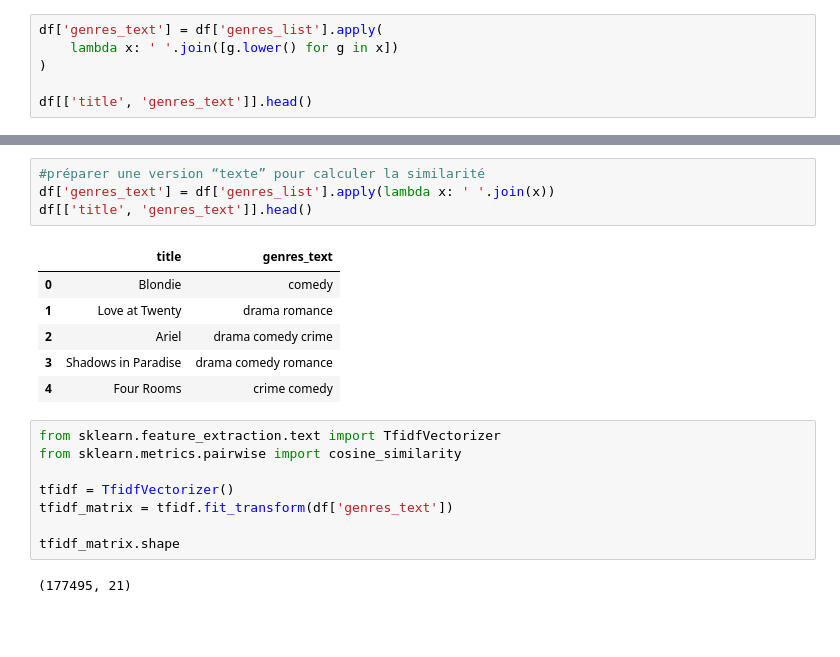
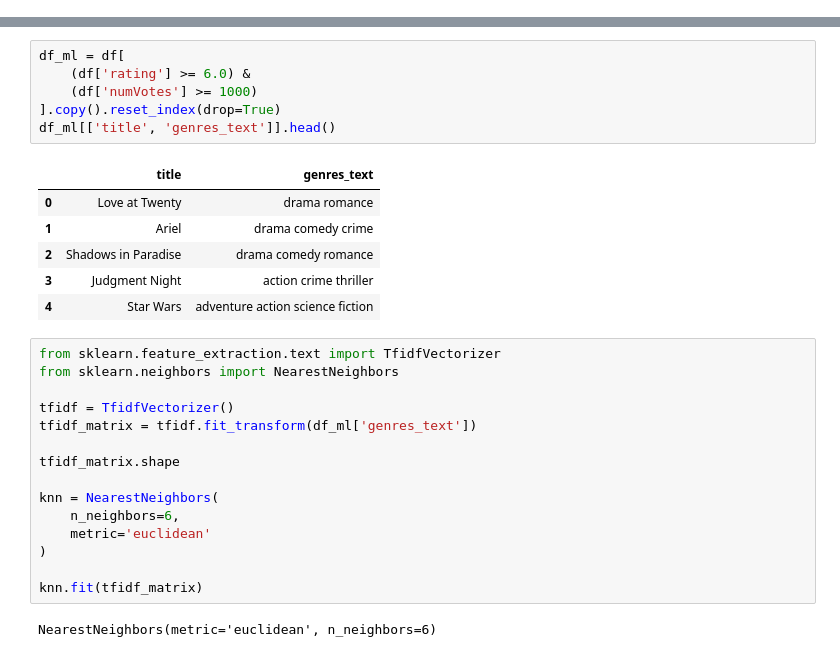
Before and after one commit to yakhinazilya-crypto/recommandation-films-creuse, a Jupyter notebook: notebooks/02_recommondation_ML.ipynb, the cells around one changed output, grey strips where cells are left out. Cells and saved outputs as stored; diff of their text form; blank space fills up the shorter version.

```diff
--- a/notebooks/02_recommondation_ML.ipynb
+++ b/notebooks/02_recommondation_ML.ipynb
@@ -115,6 +49,0 @@ df[['title', 'genres_text']].head()
-# %%
-df['genres_text'] = df['genres_list'].apply(
-    lambda x: ' '.join([g.lower() for g in x])
-)
-
-df[['title', 'genres_text']].head()
@@ -128,21 +50,30 @@ df[['title', 'genres_text']].head()
-# %%
-#préparer une version “texte” pour calculer la similarité
-df['genres_text'] = df['genres_list'].apply(lambda x: ' '.join(x))
-df[['title', 'genres_text']].head()
-# %% [output]
-|  | title | genres_text |
-| 0 | Blondie | comedy |
-| 1 | Love at Twenty | drama romance |
-| 2 | Ariel | drama comedy crime |
-| 3 | Shadows in Paradise | drama comedy romance |
-| 4 | Four Rooms | crime comedy |
+# %%
+df_ml = df[
+    (df['rating'] >= 6.0) &
+    (df['numVotes'] >= 1000)
+].copy().reset_index(drop=True)
+df_ml[['title', 'genres_text']].head()
+# %% [output]
+|  | title | genres_text |
+| 0 | Love at Twenty | drama romance |
+| 1 | Ariel | drama comedy crime |
+| 2 | Shadows in Paradise | drama comedy romance |
+| 3 | Judgment Night | action crime thriller |
+| 4 | Star Wars | adventure action science fiction |
 # %%
 from sklearn.feature_extraction.text import TfidfVectorizer
-from sklearn.metrics.pairwise import cosine_similarity
+from sklearn.neighbors import NearestNeighbors
 
 tfidf = TfidfVectorizer()
-tfidf_matrix = tfidf.fit_transform(df['genres_text'])
+tfidf_matrix = tfidf.fit_transform(df_ml['genres_text'])
 
 tfidf_matrix.shape
+
+knn = NearestNeighbors(
+    n_neighbors=6,
+    metric='euclidean'
+)
+
+knn.fit(tfidf_matrix)
 # %% [output]
-(177495, 21)
+NearestNeighbors(metric='euclidean', n_neighbors=6)
```
Also changed, not shown: parts of 29 cells of this notebook, 1 other file.
